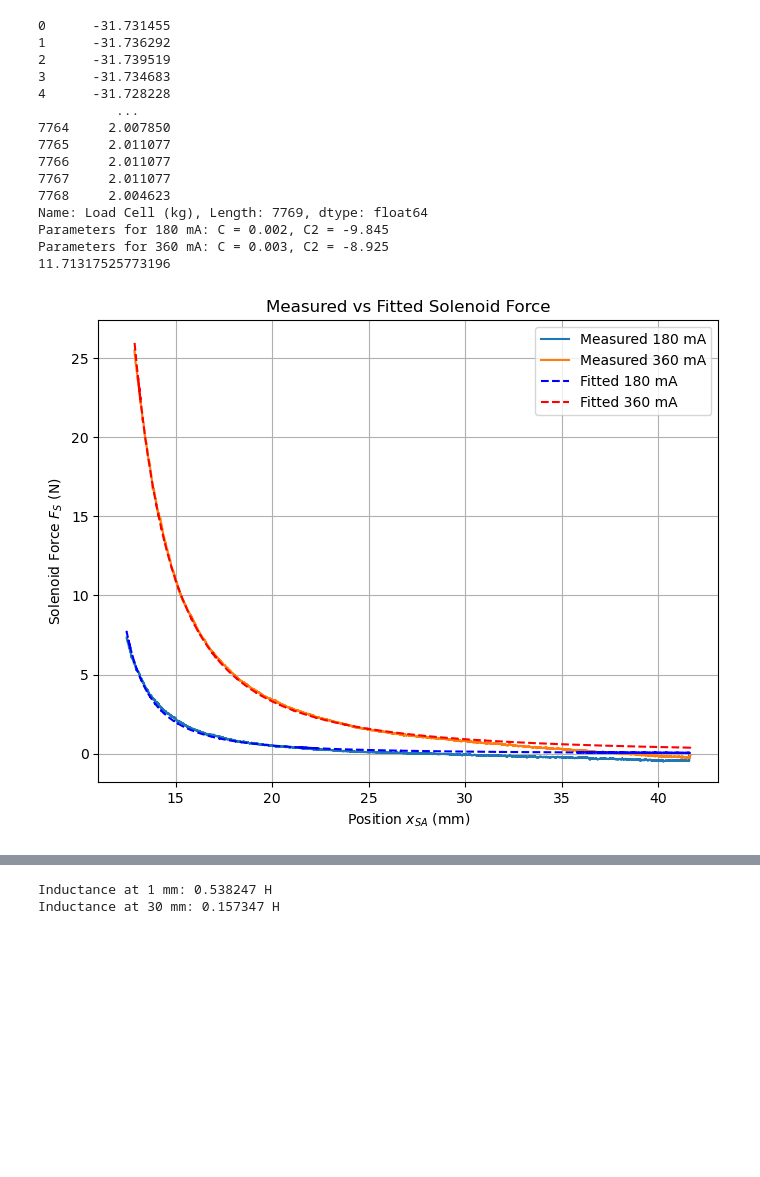
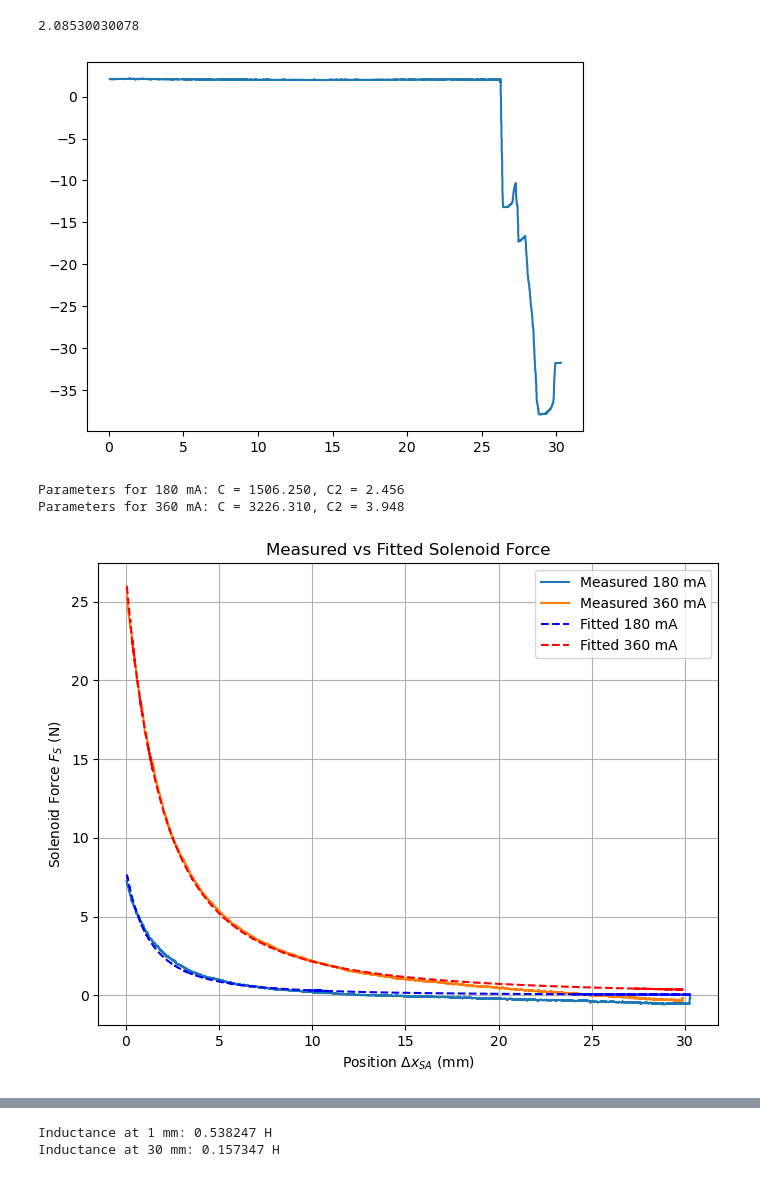
Before and after one commit to Koi199/MECH-420-scripts, a Jupyter notebook: Lab 5/Mech420Lab 5.ipynb, the cells around one changed output, grey strips where cells are left out. Saved outputs shown, nothing was run; the diff lists cells and outputs as text; code cells hidden in the pictures; blank space fills up the shorter version.

```diff
--- a/Lab 5/Mech420Lab 5.ipynb
+++ b/Lab 5/Mech420Lab 5.ipynb
@@ -13,16 +13,18 @@ LVIT180 = data_180mA['LVIT (V)']
 LVIT360 = data_360mA['LVIT (V)']
 LVITOfset = data_offset['LVIT (V)']
 
-positionOffset = (LVITOfset[:] + 0.345) / 0.194
-position180 = (LVIT180[:] + 0.345) / 0.194
-position360 = (LVIT360[:] + 0.345) / 0.194
+positionOffset = (LVITOfset + 0.345)/0.194
 
 loadCellOffset = data_offset['Load Cell (kg)']
 loadCell180 = data_180mA['Load Cell (kg)']
 loadCell360 = data_360mA['Load Cell (kg)']
 start180 = np.argmax(loadCell180)
 start360 = np.argmax(loadCell360)
+print(start180)
+print(start360)
 
+position180 = ((LVIT180 - LVIT180[start180]) + 0.00646) / 0.1873
+position360 = ((LVIT360 - LVIT360[start360]) + 0.00646) / 0.1873
 #Adjust for loadcell offset
 ForceOffset = (loadCellOffset[:])*9.81
 Force180 = (loadCell180[:]-loadCellOffset[start180])*9.81
@@ -43,66 +47,58 @@ plt.show()
+# %%
+ForceOffset = (loadCellOffset[:])*9.81
+plt.plot(position180[:start180], ForceOffset[:start180], label="Measured 180 mA")
+
+print(ForceOffset[7000])
+# %% [output]
+2.08530030078
+[figure, added]
 # %%
 from scipy.optimize import curve_fit
 
 # Define the model function
-def solenoid_force(x, C, C2):
-    return C * I_coil**2 / (C2 + x)**2
+def solenoid_force(x, C, C2, I_coil):
+    return (C * I_coil**2) / (C2 + x)**2
 
 #Adjust for loadcell offset
 ForceOffset = (loadCellOffset[:])*9.81
-Force180 = (loadCell180[:])*9.81-2
-Force360 = (loadCell360[:])*9.81-2
+Force180 = (loadCell180[:])*9.81 - ForceOffset[7000]
+Force360 = (loadCell360[:])*9.81 - ForceOffset[7000]
 
-print(ForceOffset)
+# print(ForceOffset)
 # Curve fitting for 180 mA
-I_coil = 180  # Current in Amps for 180 mA
-params_180, _ = curve_fit(solenoid_force, position180[:start180], Force180[:start180], p0=[0.003, -6])
+params_180, _ = curve_fit(lambda x, C, C2: solenoid_force(x, C, C2, 0.18), position180[:start180], Force180[:start180], p0=[4000, 24], maxfev = 1000)
 
 # Curve fitting for 360 mA
-I_coil = 360  # Current in Amps for 360 mA
-params_360, _ = curve_fit(solenoid_force, position360[:start360], Force360[:start360], p0=[0.003, -6])
+params_360, _ = curve_fit(lambda x, C, C2: solenoid_force(x, C, C2, 0.36), position360[:start360], Force360[:start360], p0=[4000, 24], maxfev = 1000)
 
 # Extract parameters
 C_180, C2_180 = params_180
 C_360, C2_360 = params_360
 
 # Print results
 print(f"Parameters for 180 mA: C = {C_180:.3f}, C2 = {C2_180:.3f}")
 print(f"Parameters for 360 mA: C = {C_360:.3f}, C2 = {C2_360:.3f}")
-print(position180[7767])
 
 plt.figure(figsize=(8, 6))
 plt.plot(position180[:start180], Force180[:start180], label="Measured 180 mA")
 plt.plot(position360[:start360], Force360[:start360], label="Measured 360 mA")
 
-I_coil = 180  # Current in Amps for 180 mA
-plt.plot(position180[:start180], solenoid_force(position180[:start180], C_180, C2_180), label="Fitted 180 mA", color='blue', linestyle='--')
-I_coil = 360  # Current in Amps for 360 mA
-plt.plot(position360[:start360], solenoid_force(position360[:start360], C_360, C2_360), label="Fitted 360 mA", color='red', linestyle='--')
+# Current in Amps for 180 mA
+plt.plot(position180[:start180], solenoid_force(position180[:start180], C_180, C2_180, 0.18), label="Fitted 180 mA", color='blue', linestyle='--')
+# Current in Amps for 360 mA
+plt.plot(position360[:start360], solenoid_force(position360[:start360], C_360, C2_360, 0.36), label="Fitted 360 mA", color='red', linestyle='--')
 
 
-plt.xlabel("Position $x_{SA}$ (mm)")
+plt.xlabel("Position $\Delta x_{SA}$ (mm)")
 plt.ylabel("Solenoid Force $F_{S}$ (N)")
 plt.title("Measured vs Fitted Solenoid Force")
 plt.grid(True)
 plt.legend()
 plt.show()
 # %% [output]
-0      -31.731455
-1      -31.736292
-2      -31.739519
-3      -31.734683
-4      -31.728228
-          ...
-7764     2.007850
-7765     2.011077
-7766     2.011077
-7767     2.011077
-7768     2.004623
-Name: Load Cell (kg), Length: 7769, dtype: float64
-Parameters for 180 mA: C = 0.002, C2 = -9.845
-Parameters for 360 mA: C = 0.003, C2 = -8.925
-11.71317525773196
+Parameters for 180 mA: C = 1506.250, C2 = 2.456
+Parameters for 360 mA: C = 3226.310, C2 = 3.948
-[figure, old version]
+[figure, new version]
 # %%
 #Recorder power supply values to account for offsets of on coil recorded values by daq
 VSupply = 5
```
Also changed, not shown: parts of 2 cells of this notebook.
